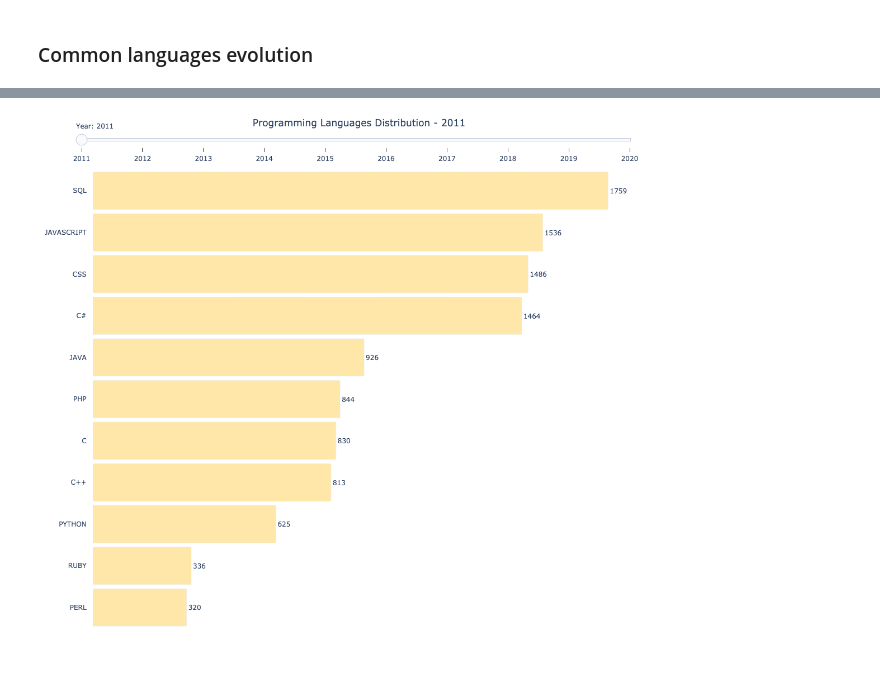
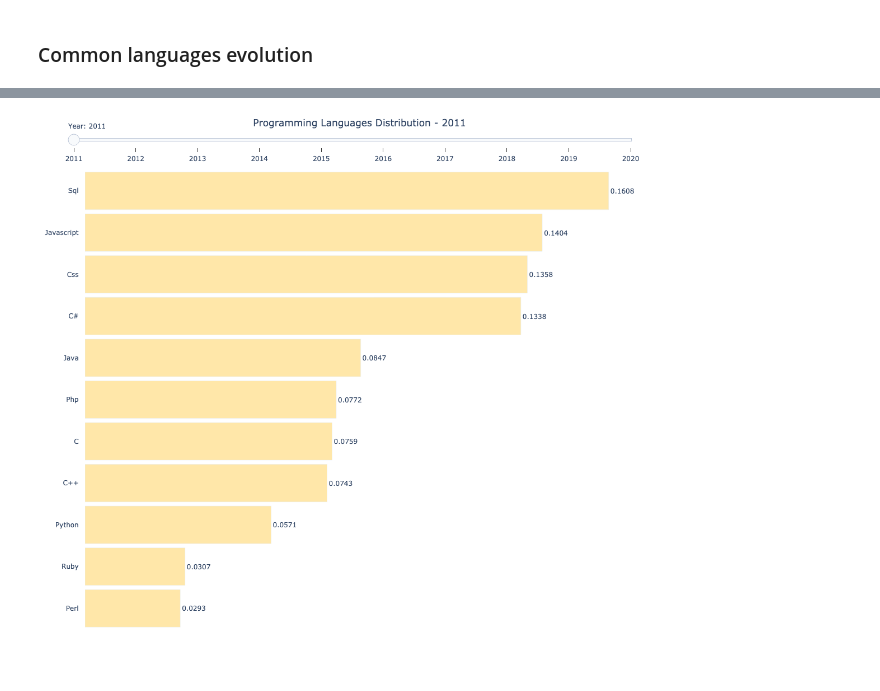
Before and after one commit to IsmaelMasharo/stack-overflow-survey-analysis, a Jupyter notebook: survey_etl.ipynb, the cells around one changed output, grey strips where cells are left out. Drawn from its saved outputs; the diff is of its cells as text; code cells hidden in the pictures.

```diff
--- a/survey_etl.ipynb
+++ b/survey_etl.ipynb
@@ -131,11 +143,12 @@ fig.show()
 # %% [markdown]
 ### Common languages evolution
 # %%
-langs_year = df_explode.groupby(['year', 'programming_languages', 'tech_type']).programming_languages.count().to_frame()
-langs_year.index.names = ['year','lang', 'type']
-langs_year.columns = ['count']
+langs_year = df_explode[df_explode.tech_type=='language'].groupby(['year', 'programming_languages']).agg({'programming_languages': 'count'})
+langs_year['Percentage'] = langs_year.groupby(level=0).programming_languages.apply(lambda x: x / float(x.sum())).round(4)
+langs_year.columns = ['Count', 'Percentage']
+display(langs_year.head())
+
+langs_year.index.names = ['Year','Language']
 langs_year.reset_index(inplace=True)
-langs_year.sort_values(['year', 'count'], ascending=True, inplace=True)
-langs_year = langs_year[langs_year.type=='language']
-langs_year.head()
+langs_year.sort_values(['Year', 'Count'], ascending=True, inplace=True)
 # %% [output]
@@ -150,16 +164,16 @@ dataset_years = list(range(2011,2021))
 
 dfs = {}
 for year in dataset_years:
-    dfs[year] = langs_year[langs_year['year'].dt.year==year]
+    dfs[year] = langs_year[langs_year['Year'].dt.year==year]
 
 start_index = 0
 
 data=[
     go.Bar(
-        x=dfs[year]['count'],
-        y=dfs[year]['lang'].str.upper(),
+        x=dfs[year]['Count'],
+        y=dfs[year]['Language'].str.title(),
         orientation='h',
-        text=dfs[year]['count'],
+        text=dfs[year]['Percentage'],
         textfont={'size':12},
         textposition='outside',
         insidetextanchor='end',
@@ -168,7 +182,12 @@ data=[
         name=str(year),
         marker=dict(
             color='rgb(255, 231, 169)'
-        )
+        ),
+        hovertemplate =
+            '<b>%{y}</b><br><br>'+
+            'Count: %{x:.d} <br>'+ # https://github.com/d3/d3-format
+            'Percentage: %{text:.2%}<br>'+
+            "<extra></extra>"
     )
     for year in dataset_years
 ]
@@ -198,33 +217,32 @@ for i in range(len(data)):
         label=year
     )
     steps.append(step)
 
 sliders = [go.layout.Slider(
     active = 0,
     currentvalue = {"prefix": "Year: "},
     transition={"duration": 300, "easing": "cubic-in-out"},
     pad = {"b": 10, "t": -910, 'l': -30},
     steps = steps,
 )]
 
 layout = go.Layout(
     sliders=sliders,
     height=1000,
     title={
         'text': "Programming Languages Distribution - 2011",
         'x':0.5,
         'y':0.99,
         'xanchor': 'center',
         'yanchor': 'top'
     },
     plot_bgcolor='rgba(0,0,0,0)',
-    xaxis={'visible': False},
+    xaxis={'visible': False,  'tickformat': "digit" },
     yaxis={'ticks': "outside", 'tickcolor':'white', 'ticklen':8},
-
 )
 
 fig = go.Figure(data=data, layout=layout)
 
 fig.show()
 # %% [output]
-[figure, old version]
+[figure, new version]
```
Also changed, not shown: parts of 4 cells of this notebook.
